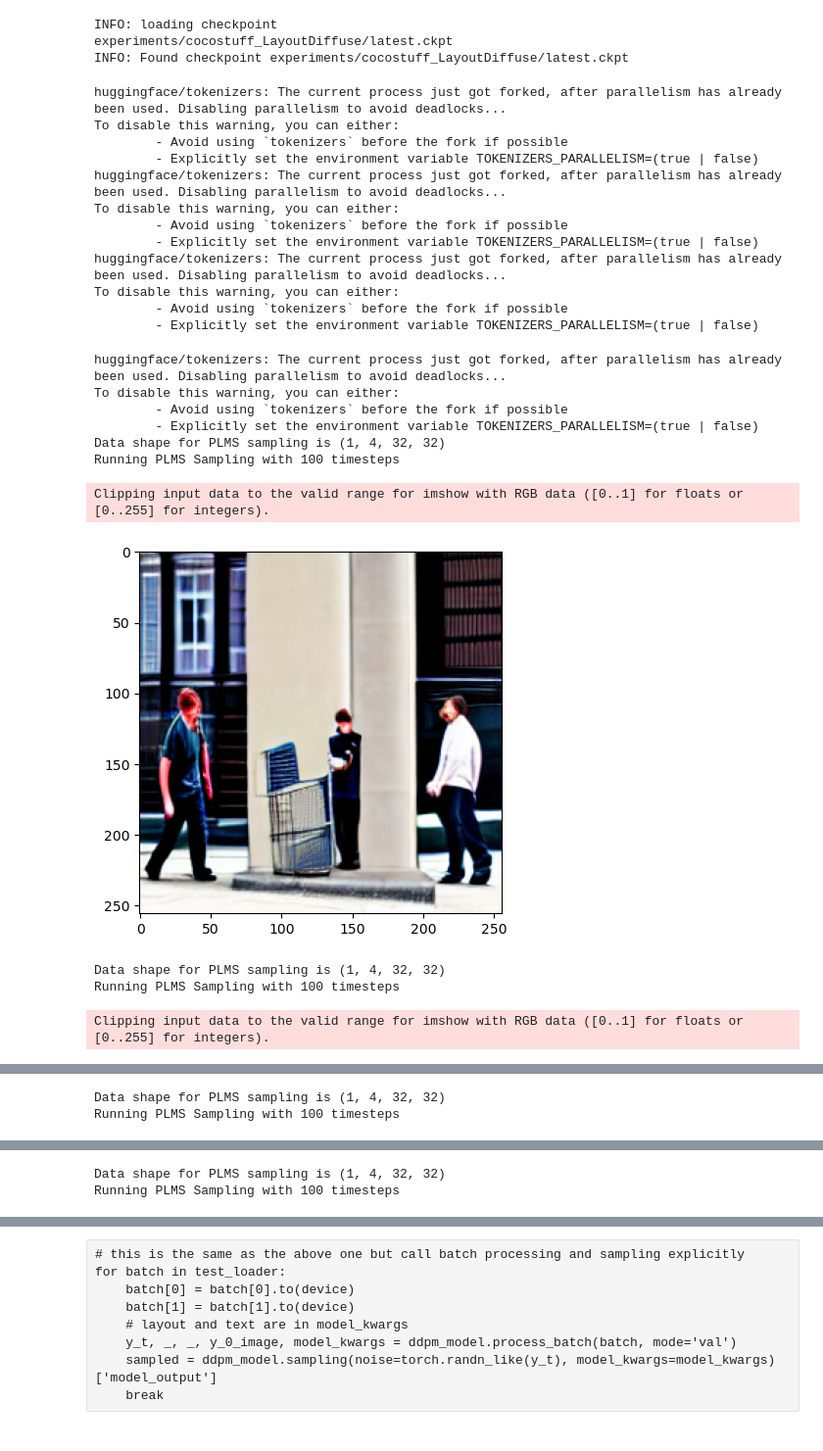
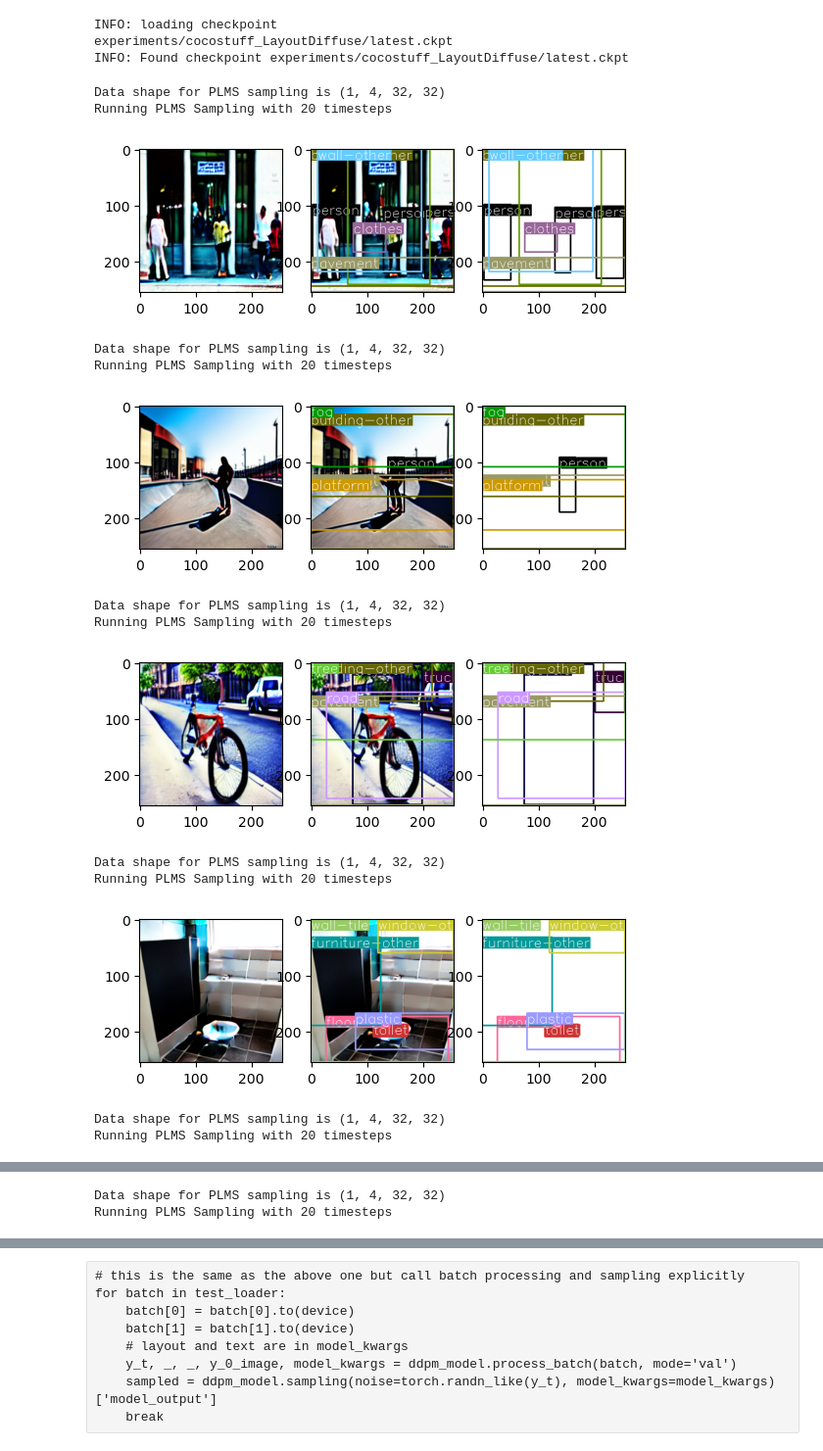
Before and after one commit to cplusx/layout_diffuse, a Jupyter notebook: sampling.ipynb, the cells around one changed output, grey strips where cells are left out. Shown at 98% size. Saved outputs shown, nothing was run; the diff lists cells and outputs as text; code cells hidden in the pictures.

Commit message:
update sampling demo

```diff
--- a/sampling.ipynb
+++ b/sampling.ipynb
@@ -7,13 +7,36 @@ from pytorch_lightning import Trainer
 from train_sample_utils import get_models, get_DDPM
 import logging
 logging.getLogger("transformers.tokenization_utils_base").setLevel(logging.ERROR)
-# %%
-import matplotlib.pyplot as plt
-def show_image(x):
-    x = x.permute(0, 2, 3, 1).detach().cpu().numpy()[0]
-    x = (x + 1) / 2
-    plt.imshow(x)
-    plt.show()
+# %%
+import matplotlib.pyplot as plt
+from callbacks.coco_layout.sampling_save_fig import ColorMapping, plot_bbox_without_overlap, plot_bounding_box
+from data.coco_w_stuff import get_coco_id_mapping
+import numpy as np
+coco_id_mapping = get_coco_id_mapping()
+def show_image(batched_x, batched_bbox):
+    for x, bbox in zip(batched_x, batched_bbox):
+        x = x.permute(1, 2, 0).detach().cpu().numpy().clip(-1, 1)
+        x = (x + 1) / 2
+        fig, ax = plt.subplots(1, 3)
+        ax[0].imshow(x)
+        ax[1].imshow(overlap_image_with_bbox(x, bbox))
+        ax[2].imshow(overlap_image_with_bbox(np.ones_like(x), bbox))
+        plt.show()
+
+def overlap_image_with_bbox(image, bbox):
+    label_color_mapper = ColorMapping(id_class_mapping=coco_id_mapping)
+    # image_with_bbox = plot_bbox_without_overlap(
+    #     image.copy(),
+    #     bbox,
+    #     label_color_mapper
+    # ) if len(bbox) <= 10 else None
+    # if image_with_bbox is not None:
+    #     return image_with_bbox
+    return plot_bounding_box(
+        image.copy(),
+        bbox,
+        label_color_mapper
+    )
 # %%
 parser = argparse.ArgumentParser()
 parser.add_argument(
@@ -95,38 +118,29 @@ INFO: Found checkpoint experiments/cocostuff_LayoutDiffuse/latest.ckpt
 # %%
 device = 'cuda' if torch.cuda.is_available() else 'cpu'
 ddpm_model = ddpm_model.to(device)
-# %%
-ddpm_model.guidance_scale = 7.5
+# %%
+batch = next(iter(test_loader))
 # %%
 for batch_idx, batch in enumerate(test_loader):
     batch[0] = batch[0].to(device)
     batch[1] = batch[1].to(device)
     res = ddpm_model.test_step(batch, 0) # we pass a batch but only text and layout is used when sampling
     sampled_images = res['sampling']['model_output']
-    show_image(sampled_images)
+    show_image(sampled_images, batch[1].cpu())
     if batch_idx >= 10:
         break
 # %% [output]
-huggingface/tokenizers: The current process just got forked, after parallelism has already been used. Disabling parallelism to avoid deadlocks...
-To disable this warning, you can either:
-        - Avoid using `tokenizers` before the fork if possible
-        - Explicitly set the environment variable TOKENIZERS_PARALLELISM=(true | false)
-huggingface/tokenizers: The current process just got forked, after parallelism has already been used. Disabling parallelism to avoid deadlocks...
-To disable this warning, you can either:
-        - Avoid using `tokenizers` before the fork if possible
-        - Explicitly set the environment variable TOKENIZERS_PARALLELISM=(true | false)
-huggingface/tokenizers: The current process just got forked, after parallelism has already been used. Disabling parallelism to avoid deadlocks...
-To disable this warning, you can either:
-        - Avoid using `tokenizers` before the fork if possible
-        - Explicitly set the environment variable TOKENIZERS_PARALLELISM=(true | false)
+Data shape for PLMS sampling is (1, 4, 32, 32)
+Running PLMS Sampling with 20 timesteps
+[figure, new version]
-huggingface/tokenizers: The current process just got forked, after parallelism has already been used. Disabling parallelism to avoid deadlocks...
-To disable this warning, you can either:
-        - Avoid using `tokenizers` before the fork if possible
-        - Explicitly set the environment variable TOKENIZERS_PARALLELISM=(true | false)
 Data shape for PLMS sampling is (1, 4, 32, 32)
-Running PLMS Sampling with 100 timesteps
+Running PLMS Sampling with 20 timesteps
+[figure, new version]
-Clipping input data to the valid range for imshow with RGB data ([0..1] for floats or [0..255] for integers).
+Data shape for PLMS sampling is (1, 4, 32, 32)
+Running PLMS Sampling with 20 timesteps
-[figure, old version]
+[figure, new version]
 Data shape for PLMS sampling is (1, 4, 32, 32)
-Running PLMS Sampling with 100 timesteps
+Running PLMS Sampling with 20 timesteps
+[figure, added]
-Clipping input data to the valid range for imshow with RGB data ([0..1] for floats or [0..255] for integers).
+Data shape for PLMS sampling is (1, 4, 32, 32)
+Running PLMS Sampling with 20 timesteps
@@ -134,2 +148,2 @@ Clipping input data to the valid range for imshow with RGB data ([0..1] for floa
 Data shape for PLMS sampling is (1, 4, 32, 32)
-Running PLMS Sampling with 100 timesteps
+Running PLMS Sampling with 20 timesteps
@@ -138,2 +151,0 @@ Clipping input data to the valid range for imshow with RGB data ([0..1] for floa
-Data shape for PLMS sampling is (1, 4, 32, 32)
-Running PLMS Sampling with 100 timesteps
```
Also changed, not shown: parts of 1 cell of this notebook, 2 other files.
